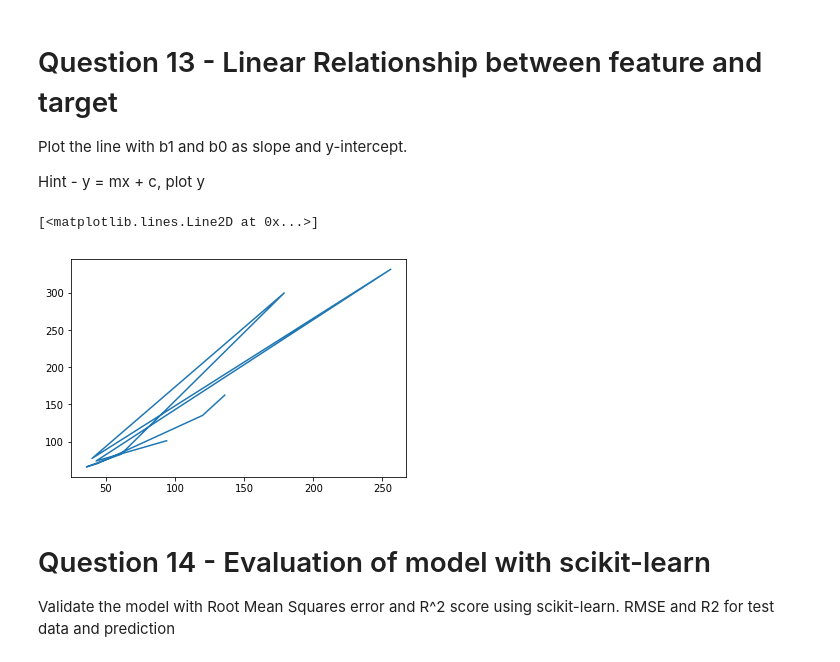
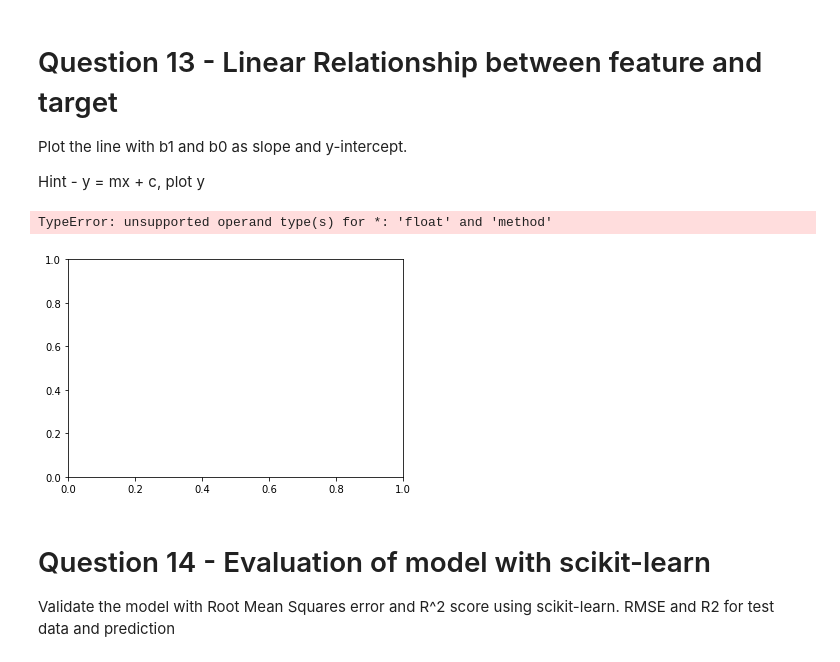
Before and after one commit to annu266/Supervised_Learning, a Jupyter notebook: InternalLab_Residency2_Hypothesis_Testing_and_Linear_Regression-up.ipynb, the cells around one changed output. Drawn from its saved outputs; the diff is of its cells as text; code cells hidden in the pictures.

```diff
--- a/InternalLab_Residency2_Hypothesis_Testing_and_Linear_Regression-up.ipynb
+++ b/InternalLab_Residency2_Hypothesis_Testing_and_Linear_Regression-up.ipynb
@@ -288,11 +288,16 @@ print(str(regression_model.intercept_))
 Plot the line with b1 and b0 as slope and y-intercept.
 
 Hint - y = mx + c, plot y
-# %%
-plt.plot(X_test,regression_model.predict(y_test))
-# %% [output]
-[<matplotlib.lines.Line2D at 0x...>]
-[figure, removed]
+# %%
+axes=plt.gca()
+x_vals=np.array(axes.get_xlim)
+m=regression_model.coef_[0]
+c=regression_model.intercept_[0]
+y_vals=c+m * x_vals
+plt.plot(x_vals,y_vals)
+# %% [output]
+TypeError: unsupported operand type(s) for *: 'float' and 'method'
+[figure, added]
 # %% [markdown]
 # Question 14 - Evaluation of model with scikit-learn
 Validate the model with Root Mean Squares error and R^2 score using scikit-learn. RMSE and R2 for test data and prediction
```
